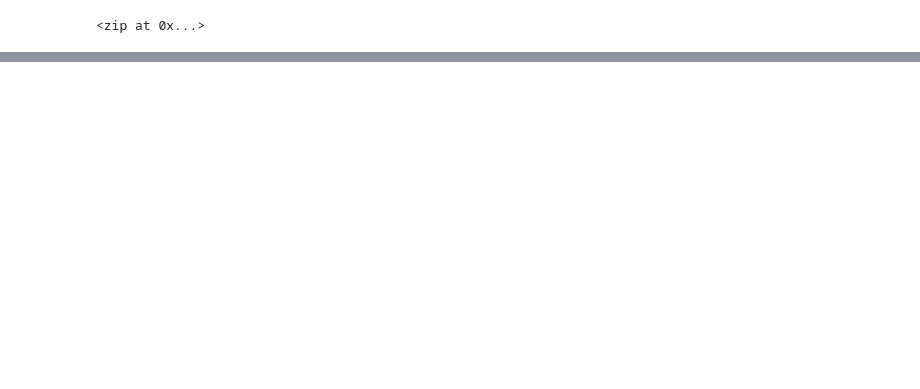
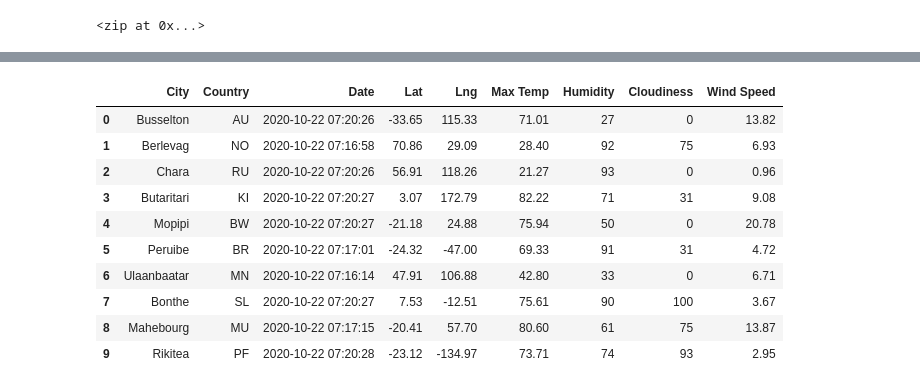
Before and after one commit to ABonuan/World_Weather_Analysis, a Jupyter notebook: WeatherPy.ipynb, the cells around one changed output, grey strips where cells are left out. Saved outputs shown, nothing was run; the diff lists cells and outputs as text; code cells hidden in the pictures; blank space fills up the shorter version.

```diff
--- a/WeatherPy.ipynb
+++ b/WeatherPy.ipynb
@@ -32,0 +138,16 @@ len(cities)
+# %%
+new_column_order = ["City", "Country", "Date", "Lat", "Lng", "Max Temp", "Humidity", "Cloudiness", "Wind Speed"]
+city_data_df = city_data_df[new_column_order]
+city_data_df.head(10)
+# %% [output]
+|  | City | Country | Date | Lat | Lng | Max Temp | Humidity | Cloudiness | Wind Speed |
+| 0 | Busselton | AU | 2020-10-22 07:20:26 | -33.65 | 115.33 | 71.01 | 27 | 0 | 13.82 |
+| 1 | Berlevag | NO | 2020-10-22 07:16:58 | 70.86 | 29.09 | 28.40 | 92 | 75 | 6.93 |
+| 2 | Chara | RU | 2020-10-22 07:20:26 | 56.91 | 118.26 | 21.27 | 93 | 0 | 0.96 |
+| 3 | Butaritari | KI | 2020-10-22 07:20:27 | 3.07 | 172.79 | 82.22 | 71 | 31 | 9.08 |
+| 4 | Mopipi | BW | 2020-10-22 07:20:27 | -21.18 | 24.88 | 75.94 | 50 | 0 | 20.78 |
+| 5 | Peruibe | BR | 2020-10-22 07:17:01 | -24.32 | -47.00 | 69.33 | 91 | 31 | 4.72 |
+| 6 | Ulaanbaatar | MN | 2020-10-22 07:16:14 | 47.91 | 106.88 | 42.80 | 33 | 0 | 6.71 |
+| 7 | Bonthe | SL | 2020-10-22 07:20:27 | 7.53 | -12.51 | 75.61 | 90 | 100 | 3.67 |
+| 8 | Mahebourg | MU | 2020-10-22 07:17:15 | -20.41 | 57.70 | 80.60 | 61 | 75 | 13.87 |
+| 9 | Rikitea | PF | 2020-10-22 07:20:28 | -23.12 | -134.97 | 73.71 | 74 | 93 | 2.95 |
```
Also changed, not shown: parts of 5 cells of this notebook, 1 other file.
